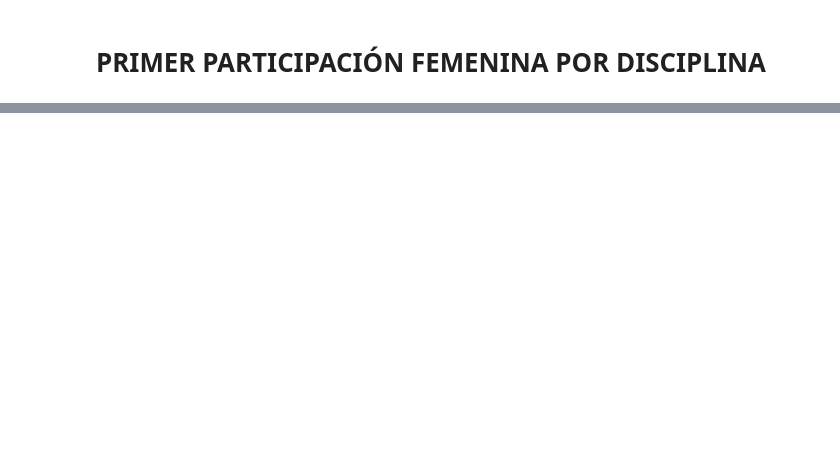
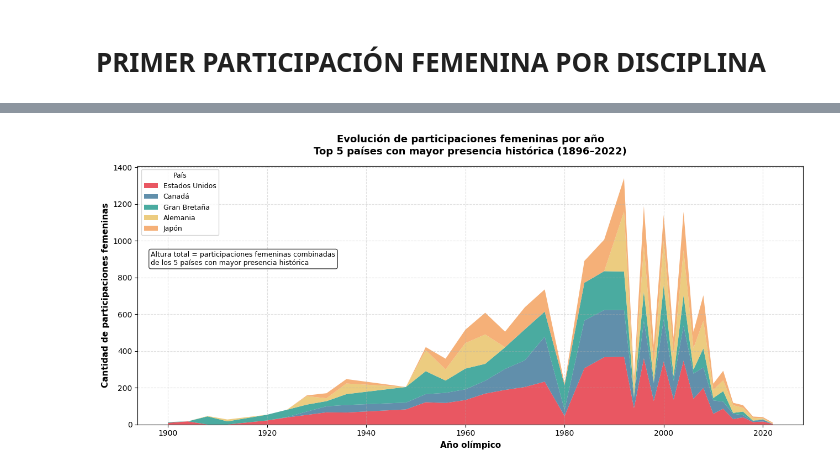
Before and after one commit to A-n9ie/proyecto_analisis_datos_IC2026, a Jupyter notebook: github_colab.ipynb, the cells around one changed output, grey strips where cells are left out. Cells and saved outputs as stored; diff of their text form; code cells hidden in the pictures; blank space fills up the shorter version.

```diff
--- a/github_colab.ipynb
+++ b/github_colab.ipynb
@@ -405,0 +412,68 @@ visualize_first_female_participation(df,15)
+# %%
+def participacion_femenina_top5_paises(df):
+    import pandas as pd
+    import matplotlib.pyplot as plt
+
+    d = df[df['Sex'] == 'Female'].copy()
+    d['year'] = pd.to_numeric(d['year'], errors='coerce')
+    d = d.dropna(subset=['year', 'noc'])
+
+    # Top 5 países por total histórico de participaciones femeninas
+    top5_nocs = (d.groupby('noc').size()
+                  .sort_values(ascending=False)
+                  .head(5)
+                  .index.tolist())
+
+    # Nombres completos de los países
+    nombres_paises = {
+        'USA': 'Estados Unidos',
+        'CAN': 'Canadá',
+        'GBR': 'Gran Bretaña',
+        'GER': 'Alemania',
+        'JPN': 'Japón'
+    }
+
+    d_top5 = d[d['noc'].isin(top5_nocs)]
+    pivot = (d_top5.groupby(['year', 'noc'])
+                   .size()
+                   .unstack(fill_value=0)
+                   .reset_index()
+                   .sort_values('year'))
+
+    custom_colors = ['#E63946', '#457B9D', '#2A9D8F', '#E9C46A', '#F4A261']
+    labels = [nombres_paises.get(noc, noc) for noc in top5_nocs]
+
+    fig, ax = plt.subplots(figsize=(13, 6))
+
+    ax.stackplot(
+        pivot['year'],
+        [pivot[noc] for noc in top5_nocs],
+        labels=labels,
+        colors=custom_colors,
+        alpha=0.85
+    )
+
+    # Información básica — movida a la derecha para no tapar la leyenda
+    ax.text(
+        0.02, 0.67,
+        'Altura total = participaciones femeninas combinadas\n'
+        'de los 5 países con mayor presencia histórica',
+        transform=ax.transAxes, fontsize=9, va='top',
+        bbox=dict(facecolor='white', alpha=0.75, boxstyle='round')
+    )
+
+    ax.set_title(
+        'Evolución de participaciones femeninas por año\n'
+        'Top 5 países con mayor presencia histórica (1896–2022)',
+        fontsize=13, fontweight='bold', pad=15
+    )
+    ax.set_xlabel('Año olímpico', fontsize=11, fontweight='bold')
+    ax.set_ylabel('Cantidad de participaciones femeninas', fontsize=11, fontweight='bold')
+    ax.legend(loc='upper left', title='País', fontsize=9, title_fontsize=9)
+    ax.grid(True, linestyle='--', alpha=0.4)
+    plt.tight_layout()
+    plt.show()
+
+participacion_femenina_top5_paises(df)
+# %% [output]
+[figure, added]
```
Also changed, not shown: parts of 12 cells of this notebook.
